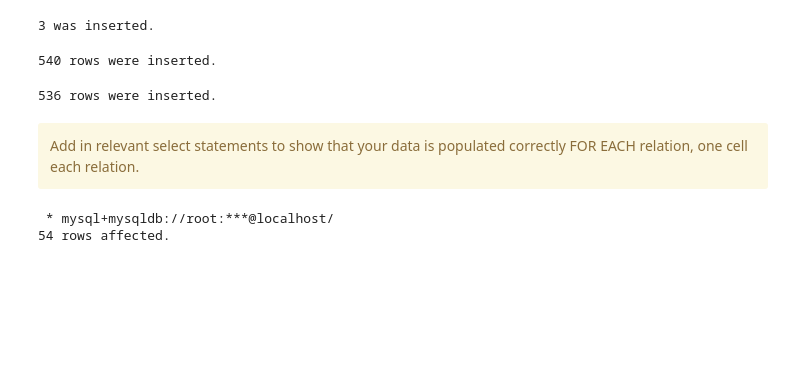
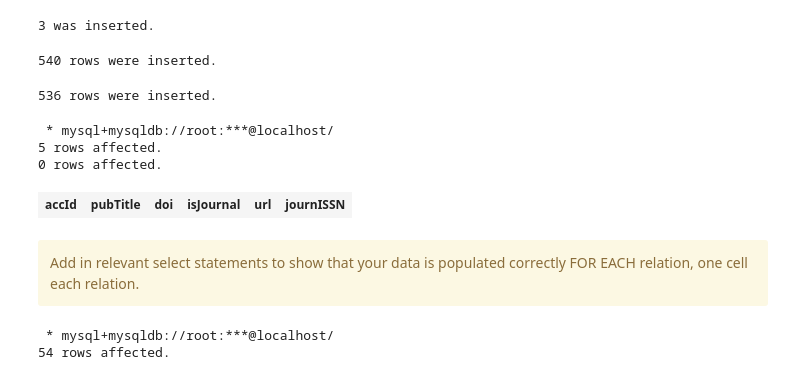
Before and after one commit to appventure-nush/arxiv.nush, a Jupyter notebook: docs/scripting/ProjectScriptingPhasePrannayaGupta.ipynb, the cells around one changed output. Cells and saved outputs as stored; diff of their text form; code cells hidden in the pictures; blank space fills up the shorter version.

```diff
--- a/docs/scripting/ProjectScriptingPhasePrannayaGupta.ipynb
+++ b/docs/scripting/ProjectScriptingPhasePrannayaGupta.ipynb
@@ -879,6 +879,15 @@ publishedBy = [
 
 cur.executemany(sql, publishedBy)
 db.commit()
+# %%
+%%sql
+DELETE FROM Publication;
+SELECT * FROM Publication
+# %% [output]
+ * mysql+mysqldb://root:***@localhost/
+5 rows affected.
+0 rows affected.
+| accId | pubTitle | doi | isJournal | url | journISSN |
 # %%
 sql = "INSERT INTO Publication VALUES (%s, %s, %s, %s, %s, %s)"
 
```
Also changed, not shown: parts of 41 cells of this notebook, 2 other files.
